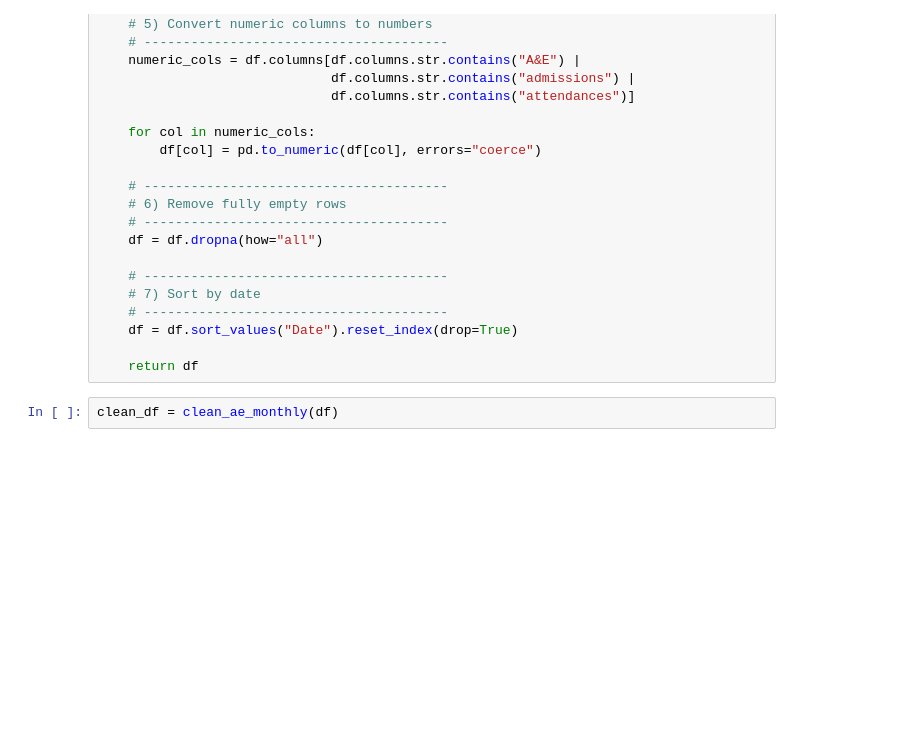
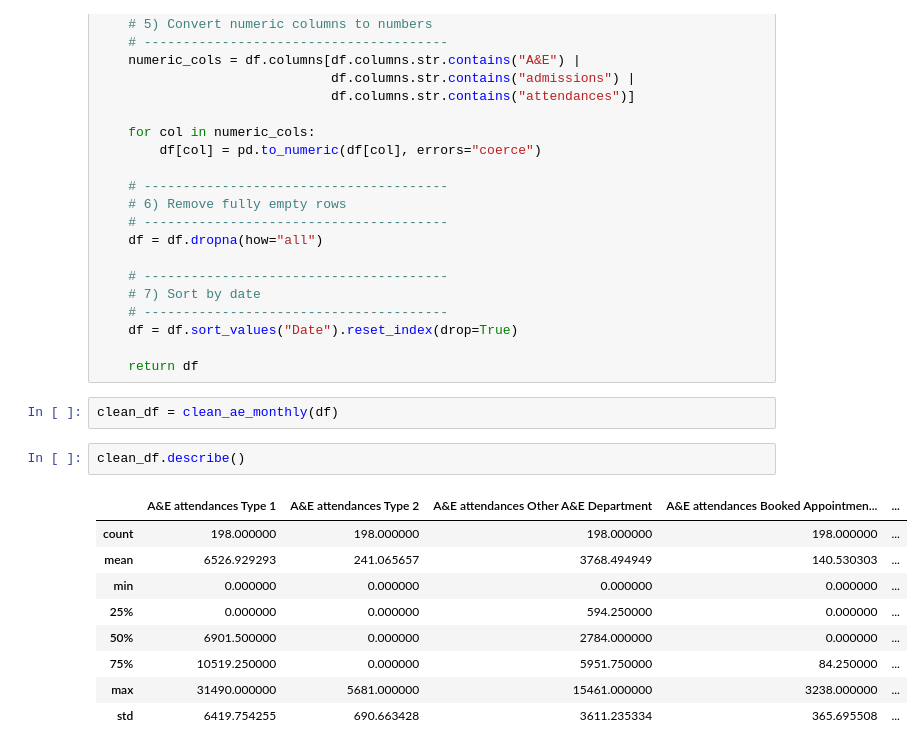
Before and after one commit to alirezaderavi/A-E-Overcrowding-Prediction-AI, a Jupyter notebook: a-e-overcrowding-prediction-ai.ipynb, the cells around one changed output. Drawn from its saved outputs; the diff is of its cells as text; blank space fills up the shorter version.

```diff
--- a/a-e-overcrowding-prediction-ai.ipynb
+++ b/a-e-overcrowding-prediction-ai.ipynb
@@ -198,3 +198,15 @@ def clean_ae_monthly(df):
     return df
 # %%
 clean_df = clean_ae_monthly(df)
+# %%
+clean_df.describe()
+# %% [output]
+|  | A&E attendances Type 1 | A&E attendances Type 2 | A&E attendances Other A&E Department | A&E attendances Booked Appointmen... | ... |
+| count | 198.000000 | 198.000000 | 198.000000 | 198.000000 | ... |
+| mean | 6526.929293 | 241.065657 | 3768.494949 | 140.530303 | ... |
+| min | 0.000000 | 0.000000 | 0.000000 | 0.000000 | ... |
+| 25% | 0.000000 | 0.000000 | 594.250000 | 0.000000 | ... |
+| 50% | 6901.500000 | 0.000000 | 2784.000000 | 0.000000 | ... |
+| 75% | 10519.250000 | 0.000000 | 5951.750000 | 84.250000 | ... |
+| max | 31490.000000 | 5681.000000 | 15461.000000 | 3238.000000 | ... |
+| std | 6419.754255 | 690.663428 | 3611.235334 | 365.695508 | ... |
```
Also changed, not shown: parts of 8 cells of this notebook.
